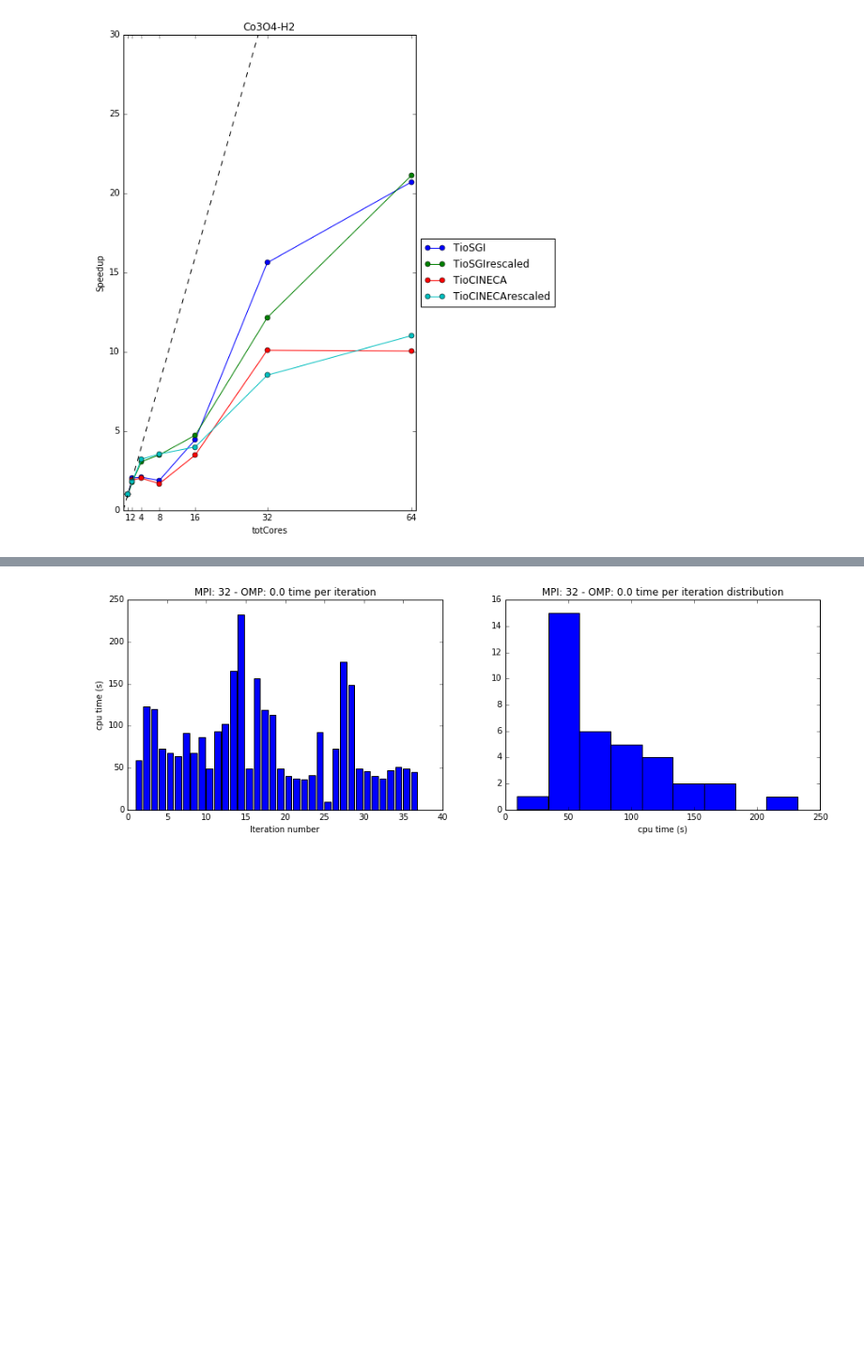
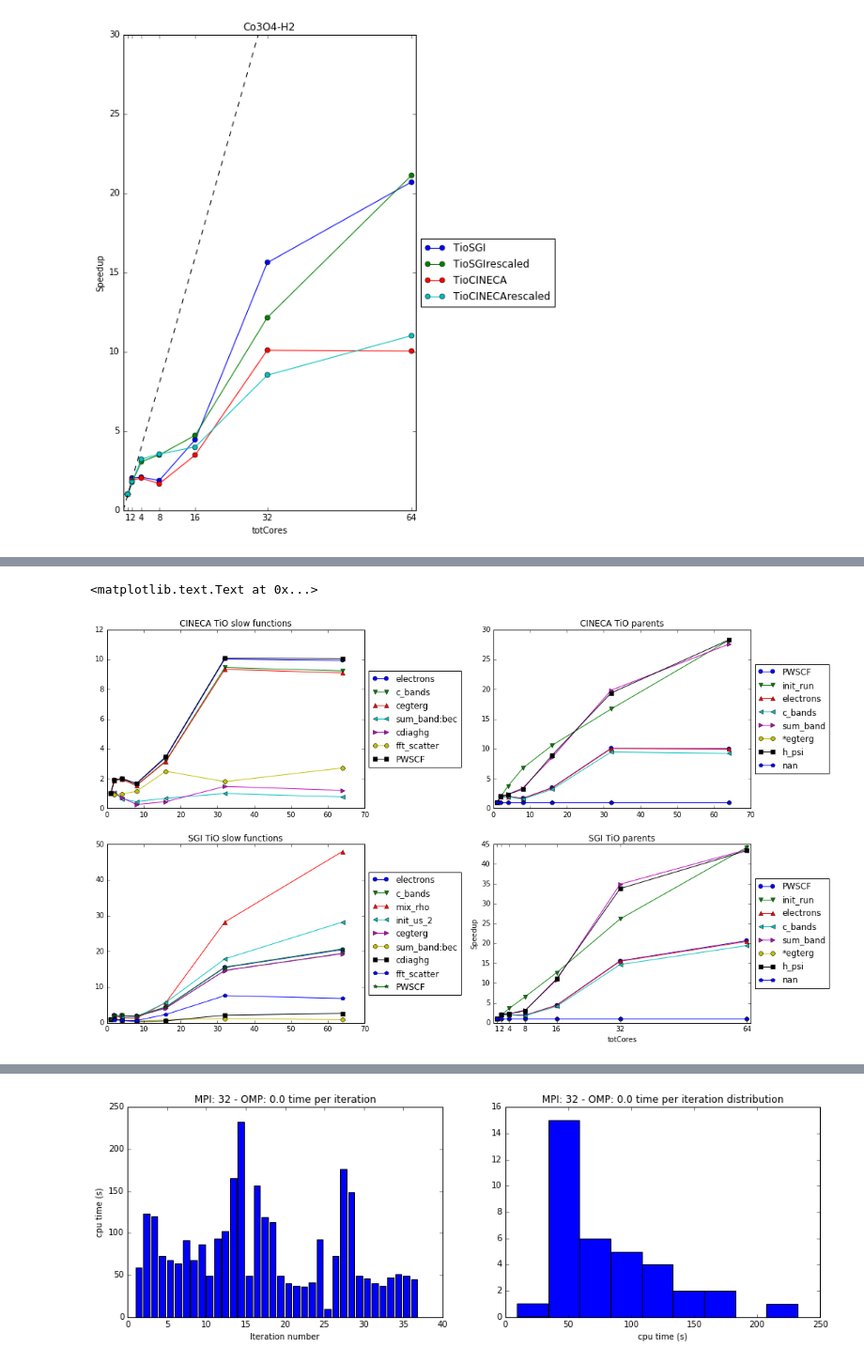
Before and after one commit to gioruffa/qetools, a Jupyter notebook: plotter.ipynb, the cells around one changed output, grey strips where cells are left out. Shown at 94% size. Cells and saved outputs as stored; diff of their text form; code cells hidden in the pictures; blank space fills up the shorter version.

```diff
--- a/plotter.ipynb
+++ b/plotter.ipynb
@@ -305,0 +403,19 @@ tio64_SGI_MP.addRun(tio64_8_MP)
+# %%
+fig , axes = plt.subplots(2,2)
+
+fig.set_size_inches(18,10)
+
+cinTioExp.plotFunction(functions=cinTioExp.slowFunctions(),speedup=True,figure=fig,axes=axes[0,0])
+cinTioExp.plotFunction(functions=cinTioExp.getParentsToPlot(),speedup=True,figure=fig,axes=axes[0,1])
+
+tioSgi.plotFunction(functions=tioSgi.slowFunctions(),speedup=True,figure=fig,axes=axes[1,0])
+tioSgi.plotFunction(functions=tioSgi.getParentsToPlot(),speedup=True,figure=fig,axes=axes[1,1])
+
+axes[0,0].set_title("CINECA TiO slow functions")
+axes[0,1].set_title("CINECA TiO parents")
+
+axes[1,0].set_title("SGI TiO slow functions")
+axes[1,1].set_title("SGI TiO parents")
+# %% [output]
+<matplotlib.text.Text at 0x...>
+[figure, added]
```
Also changed, not shown: parts of 20 cells of this notebook, 2 other files.
